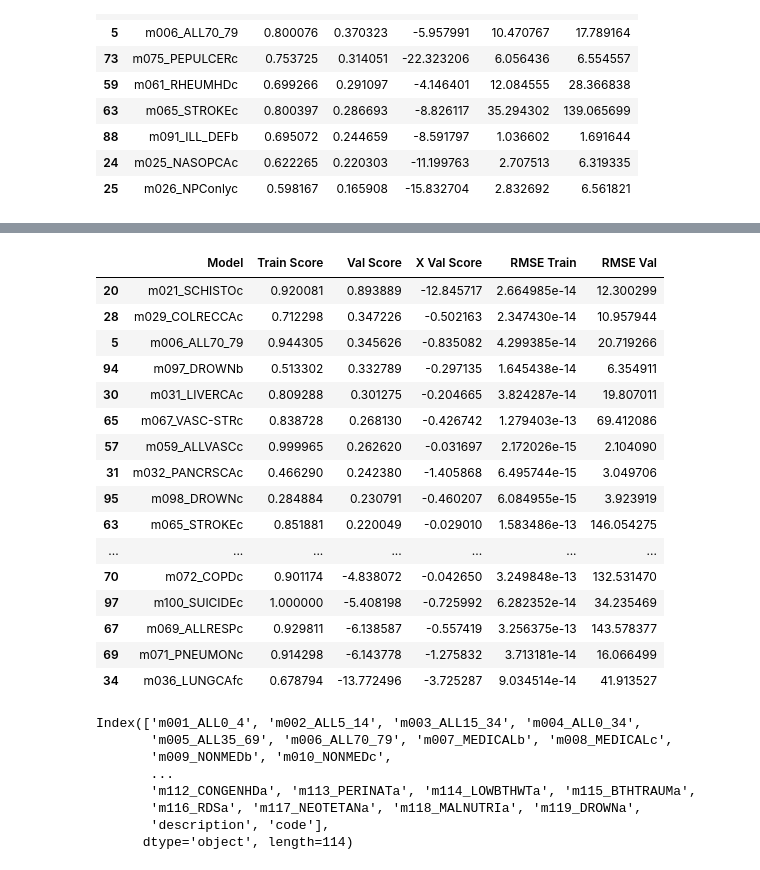
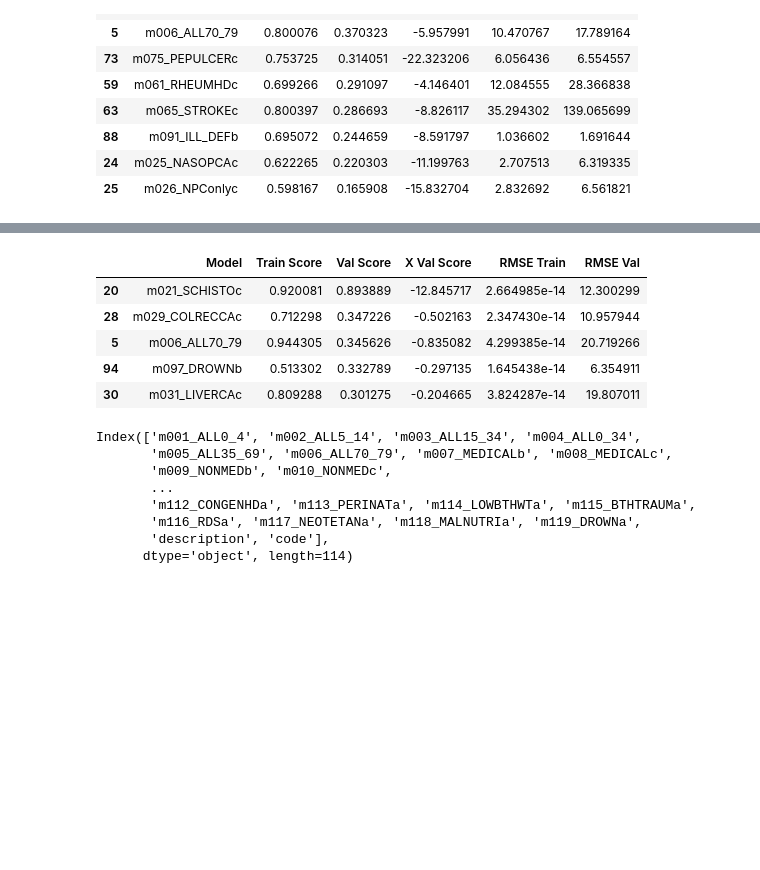
Before and after one commit to colbytse/community_health_project, a Jupyter notebook: code_notebooks/modeling-ct.ipynb, the cells around one changed output, grey strips where cells are left out. Cells and saved outputs as stored; diff of their text form; code cells hidden in the pictures; blank space fills up the shorter version.

```diff
--- a/code_notebooks/modeling-ct.ipynb
+++ b/code_notebooks/modeling-ct.ipynb
@@ -1019,23 +1008,12 @@ lr_m.sort_values(by = 'Val Score', ascending=False)
 # %%
-lr_f.sort_values(by = 'Val Score', ascending=False)
+lr_f.sort_values(by = 'Val Score', ascending=False).head(5)
 # %% [output]
 |  | Model | Train Score | Val Score | X Val Score | RMSE Train | RMSE Val |
 | 20 | m021_SCHISTOc | 0.920081 | 0.893889 | -12.845717 | 2.664985e-14 | 12.300299 |
 | 28 | m029_COLRECCAc | 0.712298 | 0.347226 | -0.502163 | 2.347430e-14 | 10.957944 |
 | 5 | m006_ALL70_79 | 0.944305 | 0.345626 | -0.835082 | 4.299385e-14 | 20.719266 |
 | 94 | m097_DROWNb | 0.513302 | 0.332789 | -0.297135 | 1.645438e-14 | 6.354911 |
 | 30 | m031_LIVERCAc | 0.809288 | 0.301275 | -0.204665 | 3.824287e-14 | 19.807011 |
-| 65 | m067_VASC-STRc | 0.838728 | 0.268130 | -0.426742 | 1.279403e-13 | 69.412086 |
-| 57 | m059_ALLVASCc | 0.999965 | 0.262620 | -0.031697 | 2.172026e-15 | 2.104090 |
-| 31 | m032_PANCRSCAc | 0.466290 | 0.242380 | -1.405868 | 6.495744e-15 | 3.049706 |
-| 95 | m098_DROWNc | 0.284884 | 0.230791 | -0.460207 | 6.084955e-15 | 3.923919 |
-| 63 | m065_STROKEc | 0.851881 | 0.220049 | -0.029010 | 1.583486e-13 | 146.054275 |
-| ... | ... | ... | ... | ... | ... | ... |
-| 70 | m072_COPDc | 0.901174 | -4.838072 | -0.042650 | 3.249848e-13 | 132.531470 |
-| 97 | m100_SUICIDEc | 1.000000 | -5.408198 | -0.725992 | 6.282352e-14 | 34.235469 |
-| 67 | m069_ALLRESPc | 0.929811 | -6.138587 | -0.557419 | 3.256375e-13 | 143.578377 |
-| 69 | m071_PNEUMONc | 0.914298 | -6.143778 | -1.275832 | 3.713181e-14 | 16.066499 |
-| 34 | m036_LUNGCAfc | 0.678794 | -13.772496 | -3.725287 | 9.034514e-14 | 41.913527 |
 # %%
 imp_features_m.reset_index(inplace=True)
 imp_features_f.reset_index(inplace=True)
```
Also changed, not shown: parts of 1 cell of this notebook, 1 other file.
